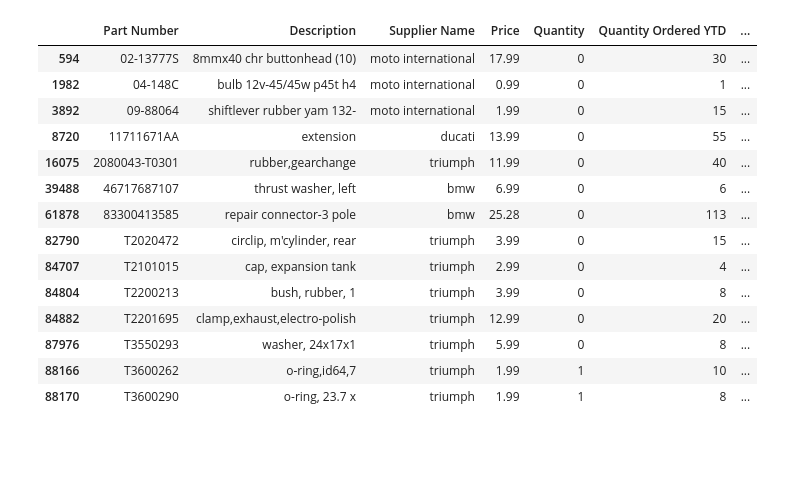
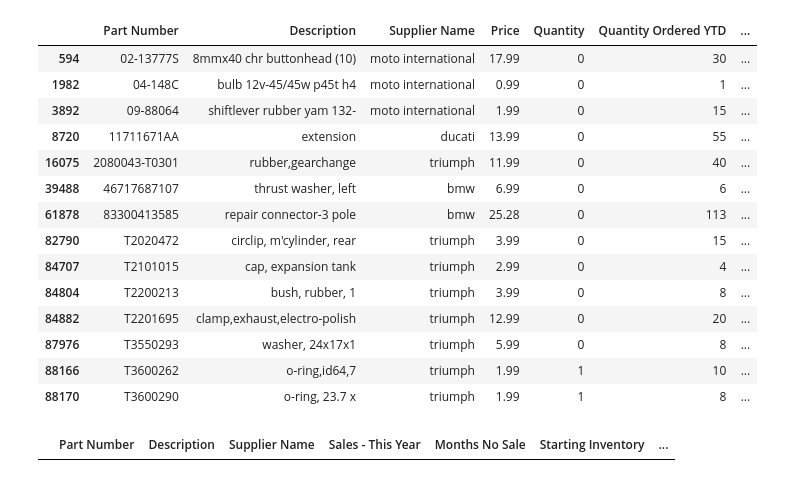
Before and after one commit to skyler22wilson/final_project, a Jupyter notebook: notebooks/data_cleaning.ipynb, the cells around one changed output. Saved outputs shown, nothing was run; the diff lists cells and outputs as text; code cells hidden in the pictures; blank space fills up the shorter version.

```diff
--- a/notebooks/data_cleaning.ipynb
+++ b/notebooks/data_cleaning.ipynb
@@ -323,11 +323,11 @@ def create_part_dataframe(dataframe, part_numbers=None):
     part_data['Starting Inventory'] = (part_data['Ending Inventory'] - part_data['Quantity Ordered YTD']) + part_data['COGS']
     part_data['Average Inventory'] = (part_data['Starting Inventory'] + part_data['Ending Inventory']) / 2
 
-    part_data['Turnover'] = np.where((part_data['COGS'] == 0) & (part_data['Quantity'] != 0),
+    part_data['Turnover'] = np.where((part_data['COGS'] == 0) & (part_data['Sales - This Year'] > 0),
                                     part_data['Sales - This Year'],
                                     part_data['COGS'] / part_data['Average Inventory'])
 
-    part_data['Turnover'] = part_data.loc[part_data['COGS'] >= 0, 'Turnover'] = (part_data['COGS'] / part_data['Average Inventory'])
+    part_data['Turnover'] = part_data.loc[part_data['COGS'] > 0, 'Turnover'] = (part_data['COGS'] / part_data['Average Inventory'])
     part_data.loc[part_data['Average Inventory'] == 0, 'Turnover'] = 0
 
 
@@ -460,7 +460,7 @@ def calculate_eoq(row):
 
     return eoq
 
-parts_data['Demand'] = calculate_demand(parts_data['Sales - This Year'], alpha=0.7557894736842105, beta=0.1, gamma=0.4278947368421052)
+parts_data['Demand'] = calculate_demand(parts_data['Sales - This Year'], alpha=0.1, beta=0.1, gamma=0.14684210526315788)
 parts_data['Ordering Cost'] = calculate_ordering_cost(
     order_quantity=parts_data['Quantity Ordered YTD'].sum(),
     fixed_ordering_costs=parts_data['Total Cost'] * 0.3,
@@ -585,5 +569,13 @@ parts_data['Average Add On Cost'] = np.full(num_rows, avg_add_ons)
 parts_data['Combined Score'] = combined_score
 parts_data['Total Score'] = (combined_score + obsolecence_cost_value)
 parts_data['Customer LTV'] = (avg_service_cost + avg_cost_of_tires + avg_cost_of_drops + obsolecence_cost_value + avg_add_ons + combined_score)
+# %%
+parts_data.drop(parts_data[parts_data['Cost Per Unit'] <= 0].index, inplace=True)
+# %%
+turn_mask = (parts_data['Months No Sale'] < 12) & (parts_data['Turnover'] == 0) & (parts_data['Sales - This Year'] > 0)
+
+parts_data[turn_mask][['Part Number', 'Description', 'Supplier Name', 'Sales - This Year' ,'Months No Sale', 'Starting Inventory', 'Ending Inventory', 'Average Inventory', 'Cost Per Unit', 'COGS', 'Turnover']]
+# %% [output]
+|  | Part Number | Description | Supplier Name | Sales - This Year | Months No Sale | Starting Inventory | ... |
 # %%
 parts_data.to_csv('/Users/skylerwilson/Desktop/Lighthouse_Labs/Projects/final_project/data/Project_Data/final_parts_data.csv', index=0)
```
Also changed, not shown: parts of 2 cells of this notebook, 9 other files.
